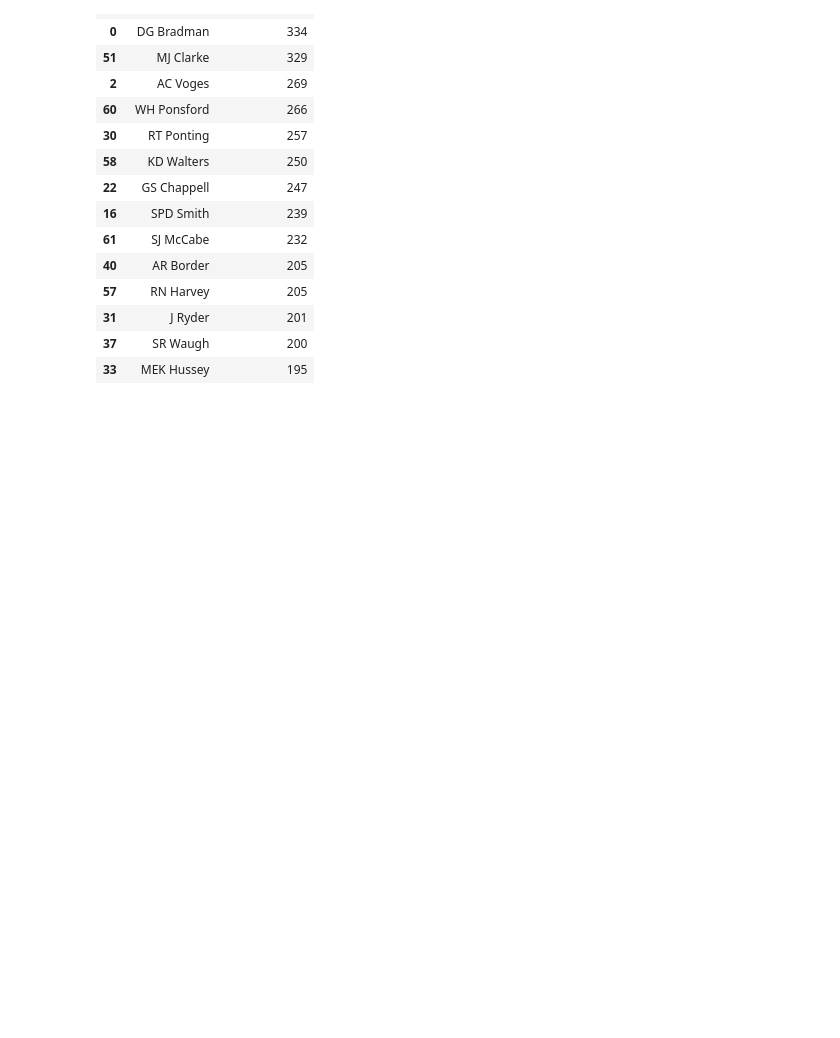
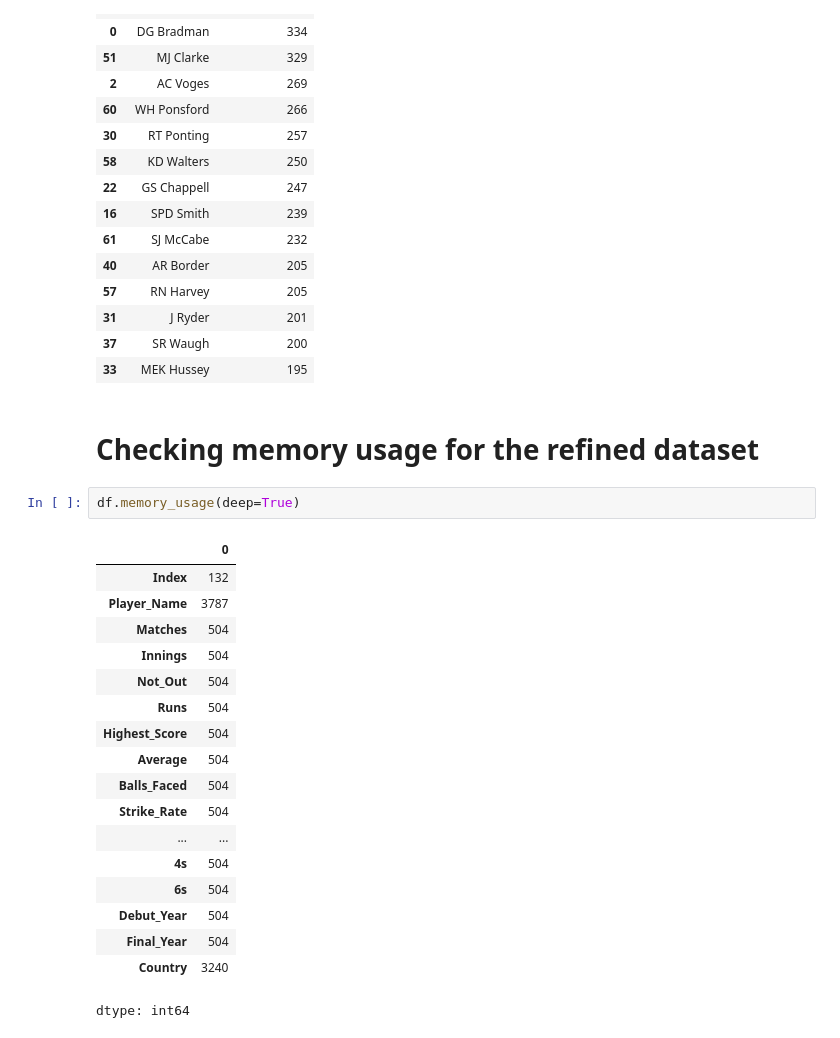
Before and after one commit to SamaSamrin/Data-Cleaning-with-Python, a Jupyter notebook: data_cleaning_practice_player_stats_2.ipynb, the cells around one changed output. Cells and saved outputs as stored; diff of their text form; blank space fills up the shorter version.

```diff
--- a/data_cleaning_practice_player_stats_2.ipynb
+++ b/data_cleaning_practice_player_stats_2.ipynb
@@ -465,3 +465,26 @@ aus_players_stat.sort_values(by='Highest_Score', ascending=False)
 | 31 | J Ryder | 201 |
 | 37 | SR Waugh | 200 |
 | 33 | MEK Hussey | 195 |
+# %% [markdown]
+# Checking memory usage for the refined dataset
+# %%
+df.memory_usage(deep=True)
+# %% [output]
+|  | 0 |
+| Index | 132 |
+| Player_Name | 3787 |
+| Matches | 504 |
+| Innings | 504 |
+| Not_Out | 504 |
+| Runs | 504 |
+| Highest_Score | 504 |
+| Average | 504 |
+| Balls_Faced | 504 |
+| Strike_Rate | 504 |
+| ... | ... |
+| 4s | 504 |
+| 6s | 504 |
+| Debut_Year | 504 |
+| Final_Year | 504 |
+| Country | 3240 |
+dtype: int64
```
Also changed, not shown: parts of 1 cell of this notebook.
